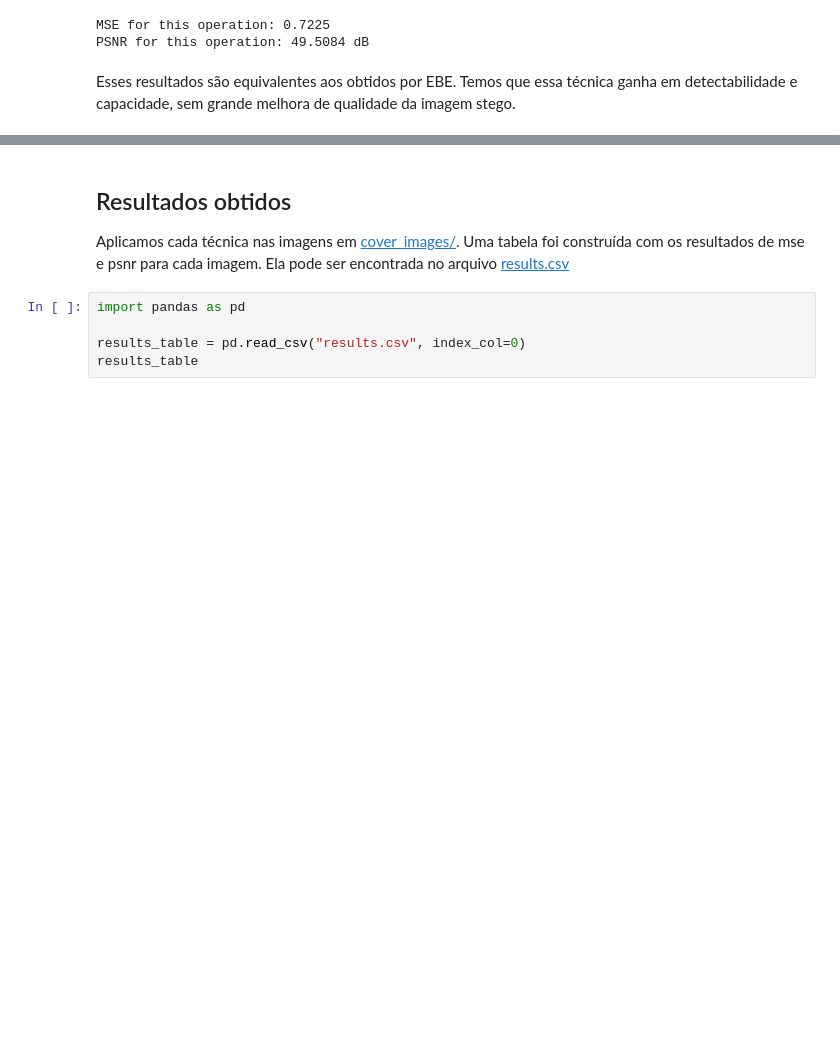
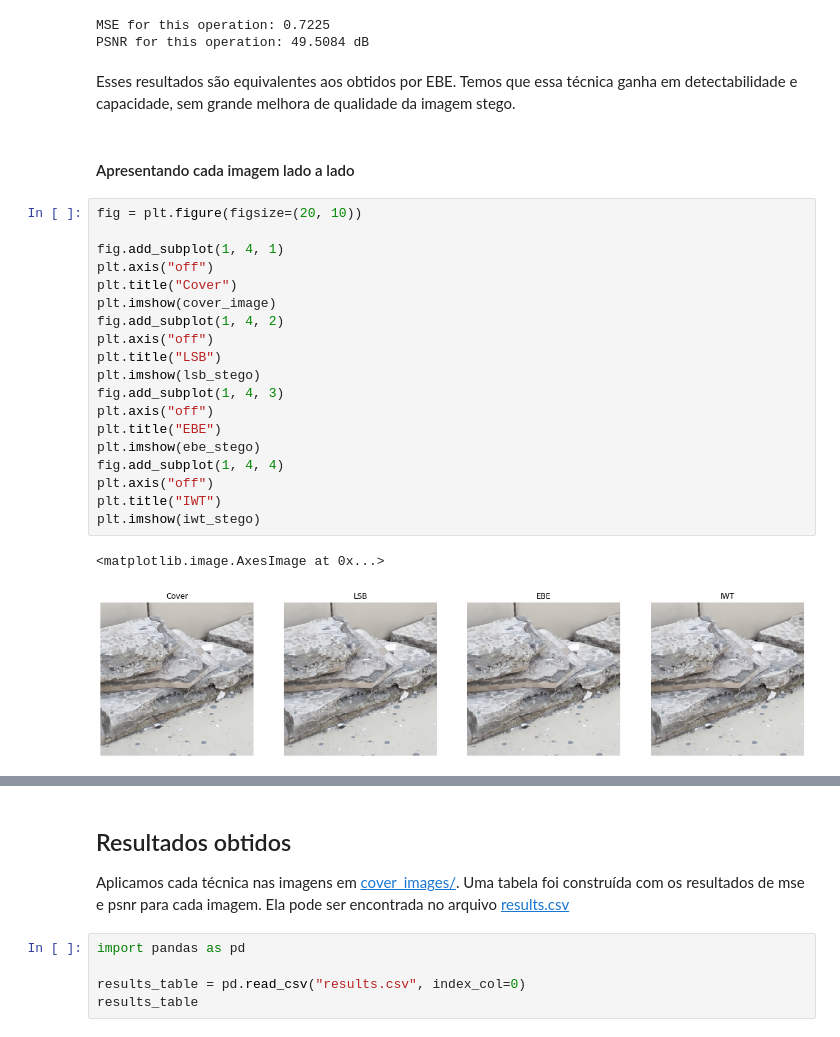
Before and after one commit to eduardo550/SCC0251-FinalProject, a Jupyter notebook: Final report.ipynb, the cells around one changed output, grey strips where cells are left out. Cells and saved outputs as stored; diff of their text form; blank space fills up the shorter version.

```diff
--- a/Final report.ipynb
+++ b/Final report.ipynb
@@ -198,3 +198,27 @@ MSE for this operation: 0.7225
 PSNR for this operation: 49.5084 dB
 # %% [markdown]
 Esses resultados são equivalentes aos obtidos por EBE. Temos que essa técnica ganha em detectabilidade e capacidade, sem grande melhora de qualidade da imagem stego.
+# %% [markdown]
+#### Apresentando cada imagem lado a lado
+# %%
+fig = plt.figure(figsize=(20, 10))
+
+fig.add_subplot(1, 4, 1)
+plt.axis("off")
+plt.title("Cover")
+plt.imshow(cover_image)
+fig.add_subplot(1, 4, 2)
+plt.axis("off")
+plt.title("LSB")
+plt.imshow(lsb_stego)
+fig.add_subplot(1, 4, 3)
+plt.axis("off")
+plt.title("EBE")
+plt.imshow(ebe_stego)
+fig.add_subplot(1, 4, 4)
+plt.axis("off")
+plt.title("IWT")
+plt.imshow(iwt_stego)
+# %% [output]
+<matplotlib.image.AxesImage at 0x...>
+[figure, added]
```
Also changed, not shown: parts of 1 cell of this notebook.
